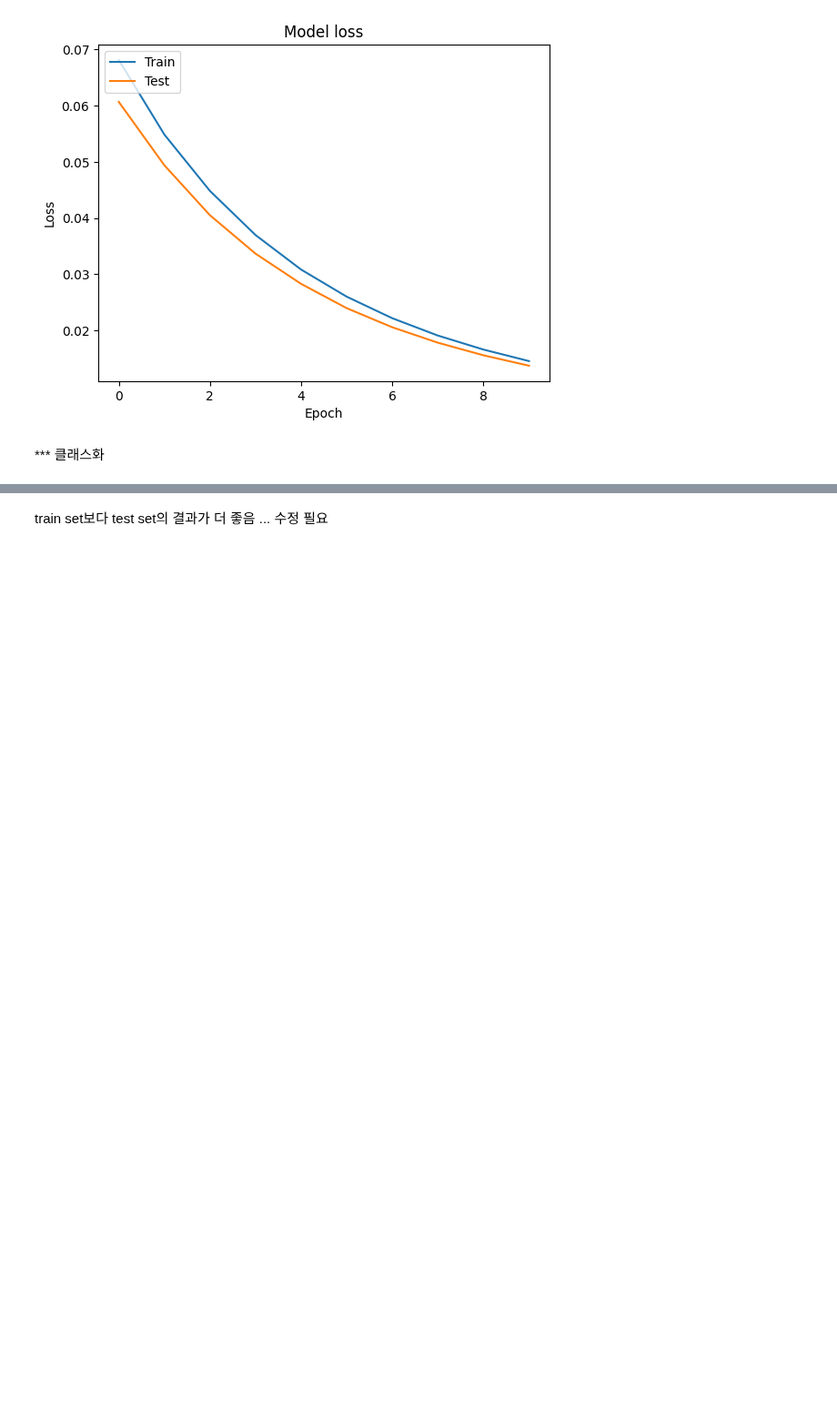
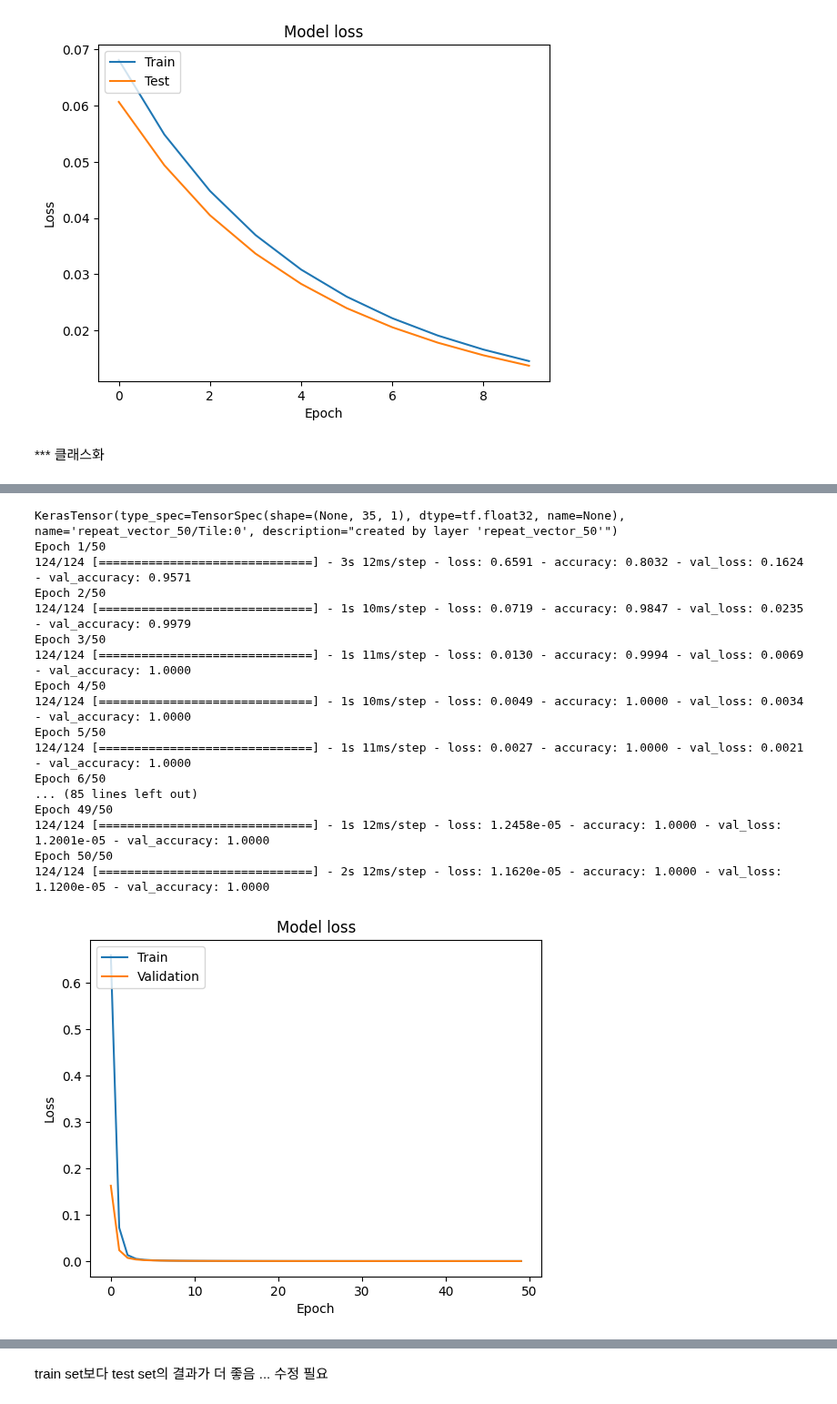
Before and after one commit to NostalgicJ/Quantum_2023, a Jupyter notebook: RNN_test.ipynb, the cells around one changed output, grey strips where cells are left out. Shown at 91% size. Saved outputs shown, nothing was run; the diff lists cells and outputs as text; code cells hidden in the pictures; blank space fills up the shorter version.

```diff
--- a/RNN_test.ipynb
+++ b/RNN_test.ipynb
@@ -446,0 +412,8 @@ Accuracy: 100.00
+# %%
+# CSV 파일에서 데이터 읽기
+df = pd.read_csv('NVspinData_None_-1_230807.csv')
+
+# 데이터셋 분리 - train_set(train) 8 : test_set 2
+train_set, test_set = train_test_split(df, shuffle=True, test_size=0.2)
+
+df.info()
@@ -446,0 +435,45 @@ Accuracy: 100.00
+# %%
+# train_set 데이터 전처리 (train+validation)
+theta_tv = train_set['Theta'].values.reshape(-1, 1)
+phi_tv = train_set['Phi'].values.reshape(-1, 1)
+sequence_tv = train_set['combination'].apply(eval).to_list()
+max_seq_length_tv = max(len(seq) for seq in sequence_tv)
+sequence_padded_tv = pad_sequences(sequence_tv, maxlen=max_seq_length_tv)
+
+# test_set 데이터 전처리 (final_test)
+theta_test = test_set['Theta'].values.reshape(-1, 1)
+phi_test = test_set['Phi'].values.reshape(-1, 1)
+sequence_test = test_set['combination'].apply(eval).to_list()
+max_seq_length_test = max(len(seq) for seq in sequence_test)
+sequence_padded_test = pad_sequences(sequence_test, maxlen=max_seq_length_test)
+# %%
+# 모델 초기화
+rnn_model = RNNModel(max_seq_length_tv)
+
+# 모델 학습
+rnn_model.fit(theta_tv, phi_tv, sequence_padded_tv)
+
+# 결과 그래프 그리기
+rnn_model.plot_history()
+
+# 모델 성능 평가
+rnn_model.evaluate(theta_test, phi_test, sequence_padded_test)
+# %% [output]
+KerasTensor(type_spec=TensorSpec(shape=(None, 35, 1), dtype=tf.float32, name=None), name='repeat_vector_50/Tile:0', description="created by layer 'repeat_vector_50'")
+Epoch 1/50
+124/124 [==============================] - 3s 12ms/step - loss: 0.6591 - accuracy: 0.8032 - val_loss: 0.1624 - val_accuracy: 0.9571
+Epoch 2/50
+124/124 [==============================] - 1s 10ms/step - loss: 0.0719 - accuracy: 0.9847 - val_loss: 0.0235 - val_accuracy: 0.9979
+Epoch 3/50
+124/124 [==============================] - 1s 11ms/step - loss: 0.0130 - accuracy: 0.9994 - val_loss: 0.0069 - val_accuracy: 1.0000
+Epoch 4/50
+124/124 [==============================] - 1s 10ms/step - loss: 0.0049 - accuracy: 1.0000 - val_loss: 0.0034 - val_accuracy: 1.0000
+Epoch 5/50
+124/124 [==============================] - 1s 11ms/step - loss: 0.0027 - accuracy: 1.0000 - val_loss: 0.0021 - val_accuracy: 1.0000
+Epoch 6/50
+... (85 lines left out)
+Epoch 49/50
+124/124 [==============================] - 1s 12ms/step - loss: 1.2458e-05 - accuracy: 1.0000 - val_loss: 1.2001e-05 - val_accuracy: 1.0000
+Epoch 50/50
+124/124 [==============================] - 2s 12ms/step - loss: 1.1620e-05 - accuracy: 1.0000 - val_loss: 1.1200e-05 - val_accuracy: 1.0000
+[figure, added]
```
Also changed, not shown: parts of 4 cells of this notebook, 4 other files.
